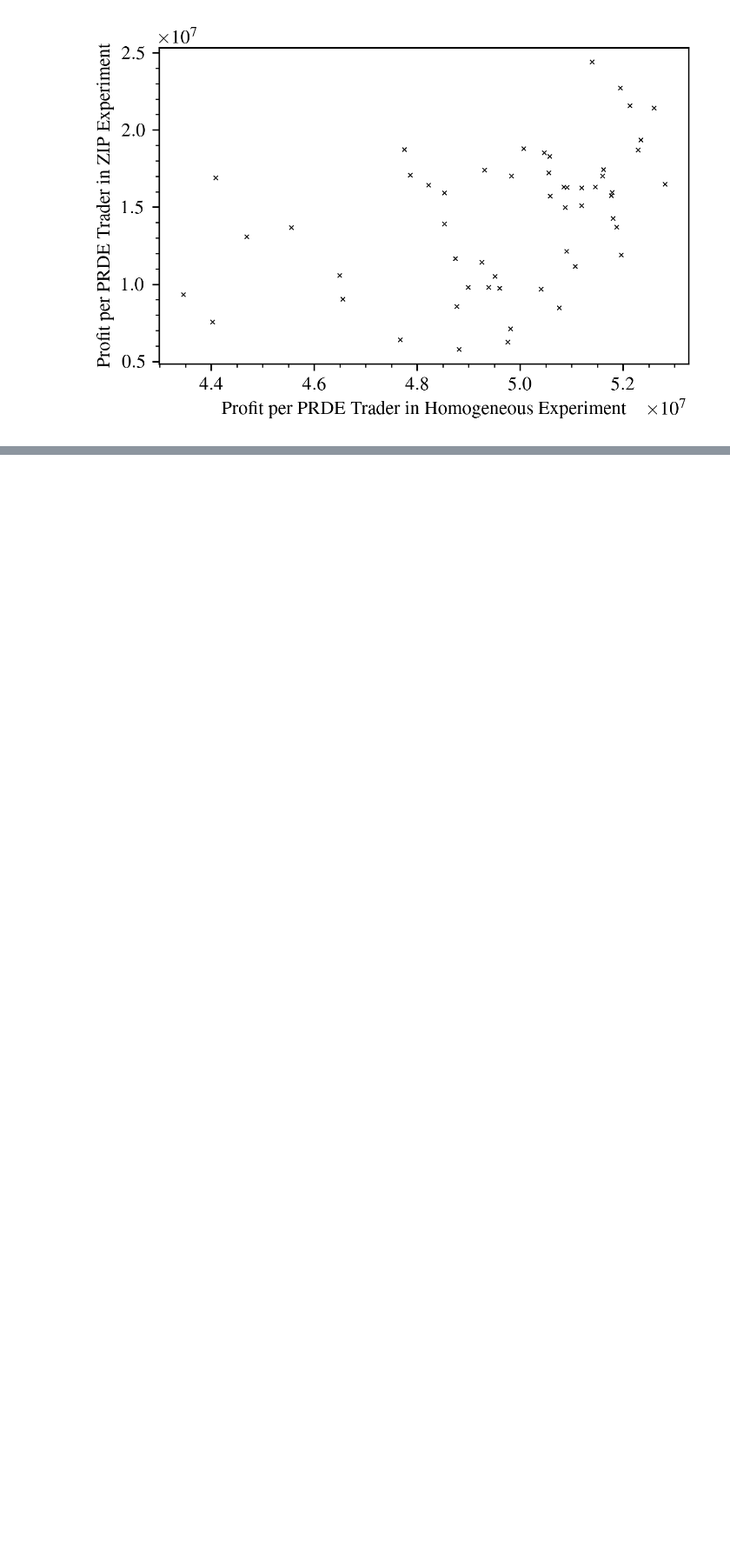
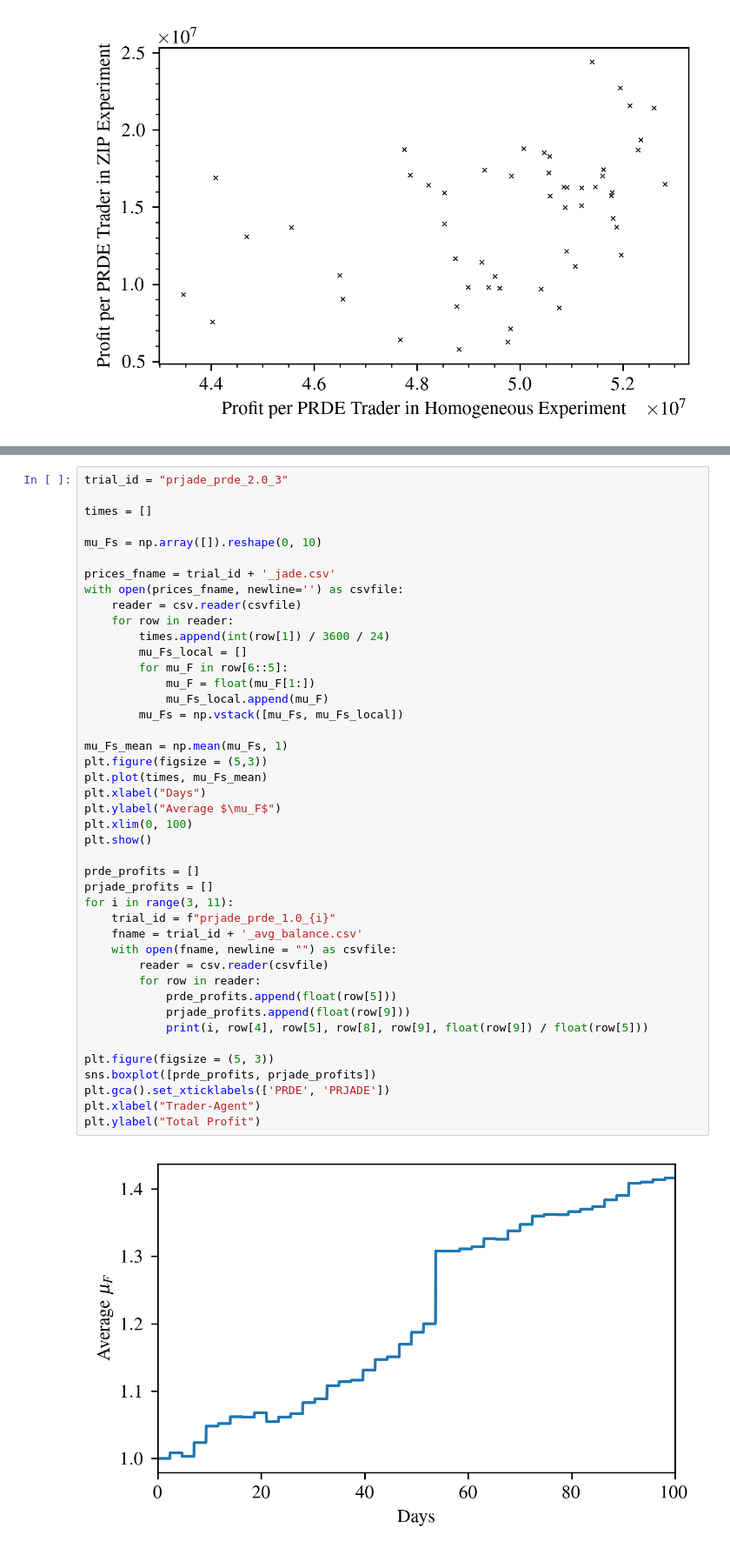
Before and after one commit to georgeherbert/prde-trading-strategy, a Jupyter notebook: BristolStockExchange-1.7.1-beta/_visualise.ipynb, the cells around one changed output, grey strips where cells are left out. Shown at 87% size. Cells and saved outputs as stored; diff of their text form; blank space fills up the shorter version.

```diff
--- a/BristolStockExchange-1.7.1-beta/_visualise.ipynb
+++ b/BristolStockExchange-1.7.1-beta/_visualise.ipynb
@@ -605,0 +582,45 @@ print(sum(prde_profit))
+# %%
+trial_id = "prjade_prde_2.0_3"
+
+times = []
+
+mu_Fs = np.array([]).reshape(0, 10)
+
+prices_fname = trial_id + '_jade.csv'
+with open(prices_fname, newline='') as csvfile:
+    reader = csv.reader(csvfile)
+    for row in reader:
+        times.append(int(row[1]) / 3600 / 24)
+        mu_Fs_local = []
+        for mu_F in row[6::5]:
+            mu_F = float(mu_F[1:])
+            mu_Fs_local.append(mu_F)
+        mu_Fs = np.vstack([mu_Fs, mu_Fs_local])
+
+mu_Fs_mean = np.mean(mu_Fs, 1)
+plt.figure(figsize = (5,3))
+plt.plot(times, mu_Fs_mean)
+plt.xlabel("Days")
+plt.ylabel("Average $\mu_F$")
+plt.xlim(0, 100)
+plt.show()
+
+prde_profits = []
+prjade_profits = []
+for i in range(3, 11):
+    trial_id = f"prjade_prde_1.0_{i}"
+    fname = trial_id + '_avg_balance.csv'
+    with open(fname, newline = "") as csvfile:
+        reader = csv.reader(csvfile)
+        for row in reader:
+            prde_profits.append(float(row[5]))
+            prjade_profits.append(float(row[9]))
+            print(i, row[4], row[5], row[8], row[9], float(row[9]) / float(row[5]))
+
+plt.figure(figsize = (5, 3))
+sns.boxplot([prde_profits, prjade_profits])
+plt.gca().set_xticklabels(['PRDE', 'PRJADE'])
+plt.xlabel("Trader-Agent")
+plt.ylabel("Total Profit")
+# %% [output]
+[figure, added]
```
Also changed, not shown: parts of 4 cells of this notebook, 25 other files.
